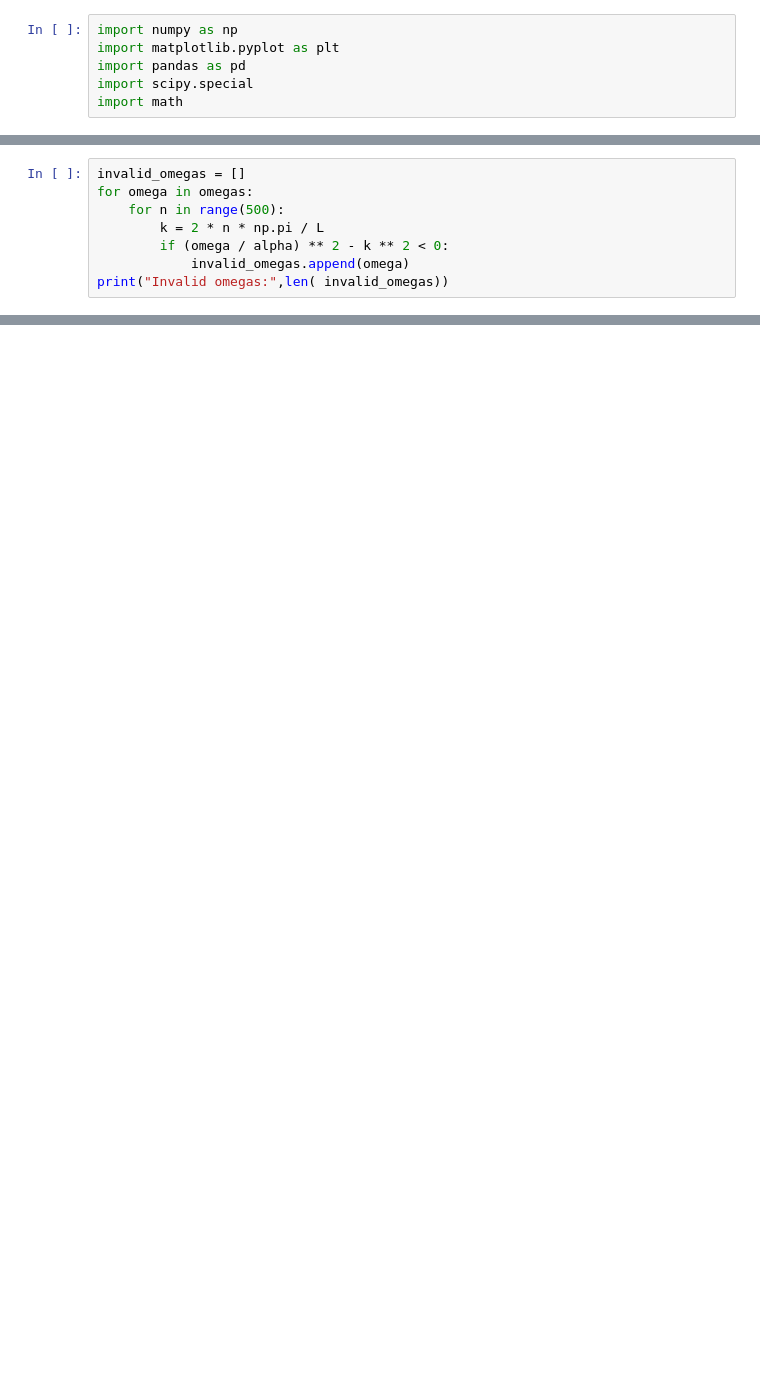
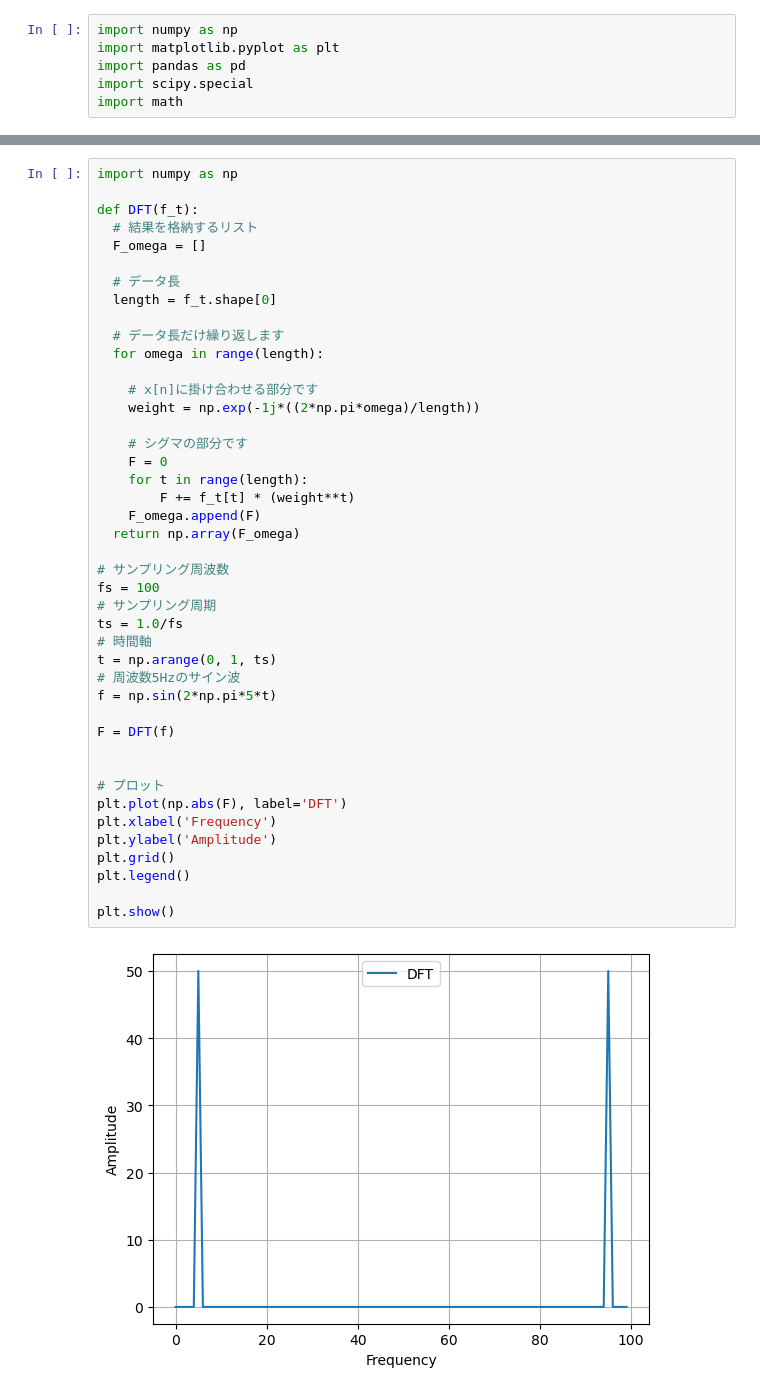
Before and after one commit to SKvr-46/Wavenumber_Spectrum, a Jupyter notebook: Untitled.ipynb, the cells around one changed output, grey strips where cells are left out. Drawn from its saved outputs; the diff is of its cells as text; blank space fills up the shorter version.

```diff
--- a/Untitled.ipynb
+++ b/Untitled.ipynb
@@ -244,8 +6,0 @@ array([0.00000000e+00, 1.00010001e-03, 2.00020002e-03, ...,
-# %%
-invalid_omegas = []
-for omega in omegas:
-    for n in range(500):
-        k = 2 * n * np.pi / L
-        if (omega / alpha) ** 2 - k ** 2 < 0:
-            invalid_omegas.append(omega)
-print("Invalid omegas:",len( invalid_omegas))
@@ -492,0 +143,45 @@ array([   0.        -6.28318531e-06j,    5.00500501-6.28318531e-06j,
+# %%
+import numpy as np
+
+def DFT(f_t):
+  # 結果を格納するリスト
+  F_omega = []
+
+  # データ長
+  length = f_t.shape[0]
+
+  # データ長だけ繰り返します
+  for omega in range(length):
+
+    # x[n]に掛け合わせる部分です
+    weight = np.exp(-1j*((2*np.pi*omega)/length))
+
+    # シグマの部分です
+    F = 0
+    for t in range(length):
+        F += f_t[t] * (weight**t)
+    F_omega.append(F)
+  return np.array(F_omega)
+
+# サンプリング周波数
+fs = 100
+# サンプリング周期
+ts = 1.0/fs
+# 時間軸
+t = np.arange(0, 1, ts)
+# 周波数5Hzのサイン波
+f = np.sin(2*np.pi*5*t)
+
+F = DFT(f)
+
+
+# プロット
+plt.plot(np.abs(F), label='DFT')
+plt.xlabel('Frequency')
+plt.ylabel('Amplitude')
+plt.grid()
+plt.legend()
+
+plt.show()
+# %% [output]
+[figure, added]
```
Also changed, not shown: parts of 46 cells of this notebook.
